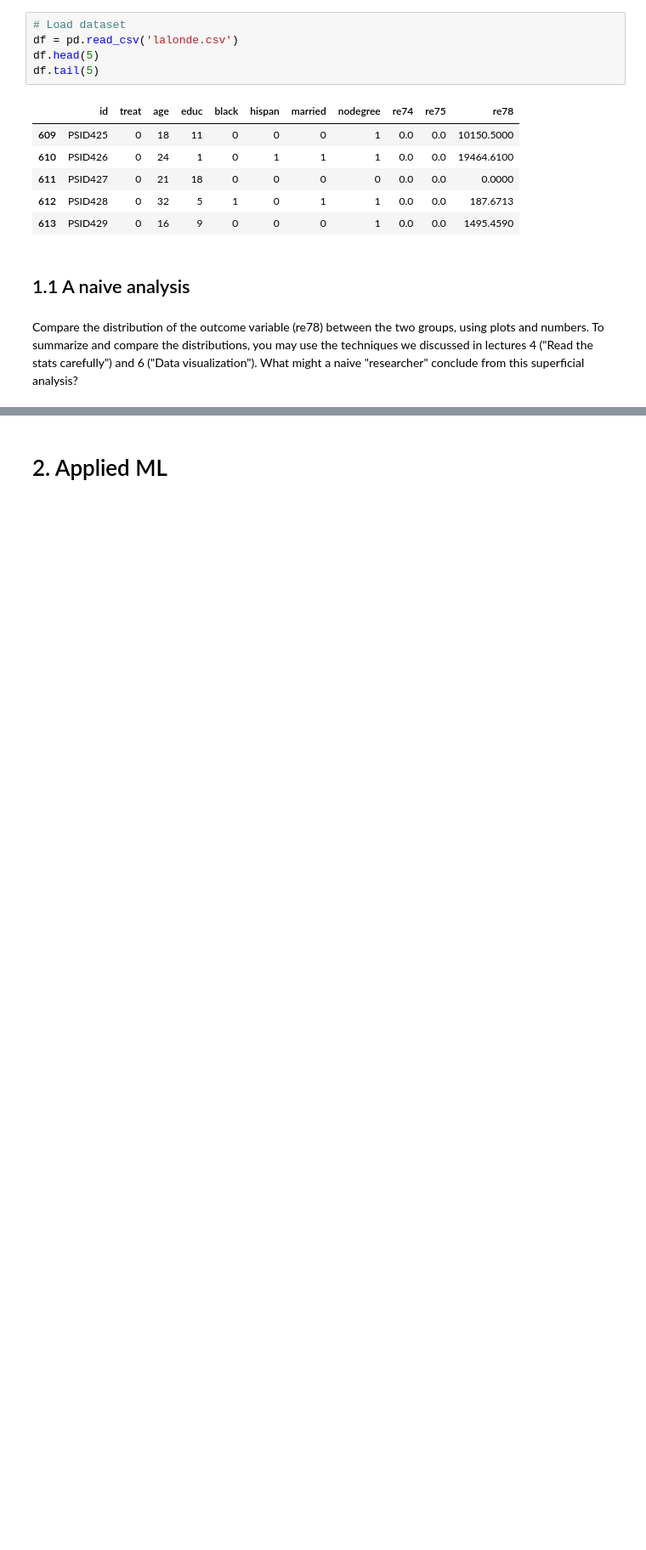
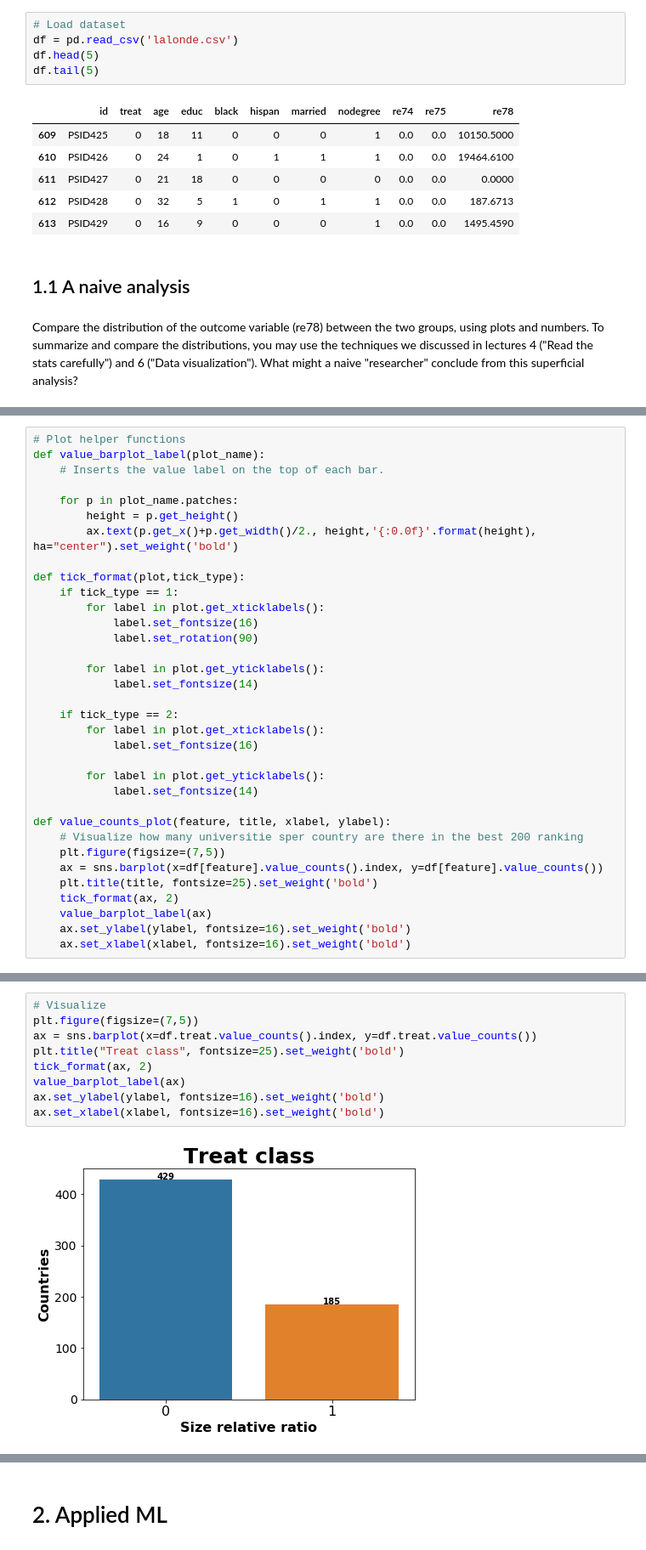
Before and after one commit to LucaZampieri/ADA_homework_LMX, a Jupyter notebook: 04 - Applied ML/Homework_04.ipynb, the cells around one changed output, grey strips where cells are left out. Shown at 85% size. Saved outputs shown, nothing was run; the diff lists cells and outputs as text; blank space fills up the shorter version.

```diff
--- a/04 - Applied ML/Homework_04.ipynb
+++ b/04 - Applied ML/Homework_04.ipynb
@@ -183,0 +214,34 @@ Name: re78, dtype: float64
+# %%
+# Plot helper functions
+def value_barplot_label(plot_name):
+    # Inserts the value label on the top of each bar.
+
+    for p in plot_name.patches:
+        height = p.get_height()
+        ax.text(p.get_x()+p.get_width()/2., height,'{:0.0f}'.format(height), ha="center").set_weight('bold')
+
+def tick_format(plot,tick_type):
+    if tick_type == 1:
+        for label in plot.get_xticklabels():
+            label.set_fontsize(16)
+            label.set_rotation(90)
+
+        for label in plot.get_yticklabels():
+            label.set_fontsize(14)
+
+    if tick_type == 2:
+        for label in plot.get_xticklabels():
+            label.set_fontsize(16)
+
+        for label in plot.get_yticklabels():
+            label.set_fontsize(14)
+
+def value_counts_plot(feature, title, xlabel, ylabel):
+    # Visualize how many universitie sper country are there in the best 200 ranking
+    plt.figure(figsize=(7,5))
+    ax = sns.barplot(x=df[feature].value_counts().index, y=df[feature].value_counts())
+    plt.title(title, fontsize=25).set_weight('bold')
+    tick_format(ax, 2)
+    value_barplot_label(ax)
+    ax.set_ylabel(ylabel, fontsize=16).set_weight('bold')
+    ax.set_xlabel(xlabel, fontsize=16).set_weight('bold')
@@ -183,0 +250,11 @@ Name: re78, dtype: float64
+# %%
+# Visualize
+plt.figure(figsize=(7,5))
+ax = sns.barplot(x=df.treat.value_counts().index, y=df.treat.value_counts())
+plt.title("Treat class", fontsize=25).set_weight('bold')
+tick_format(ax, 2)
+value_barplot_label(ax)
+ax.set_ylabel(ylabel, fontsize=16).set_weight('bold')
+ax.set_xlabel(xlabel, fontsize=16).set_weight('bold')
+# %% [output]
+[figure, added]
```
Also changed, not shown: parts of 23 cells of this notebook, 1 other file.
